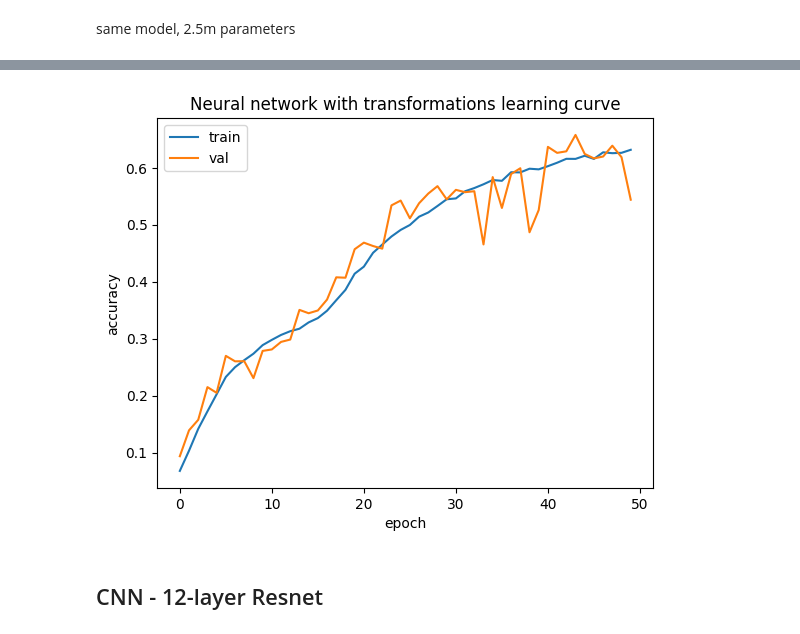
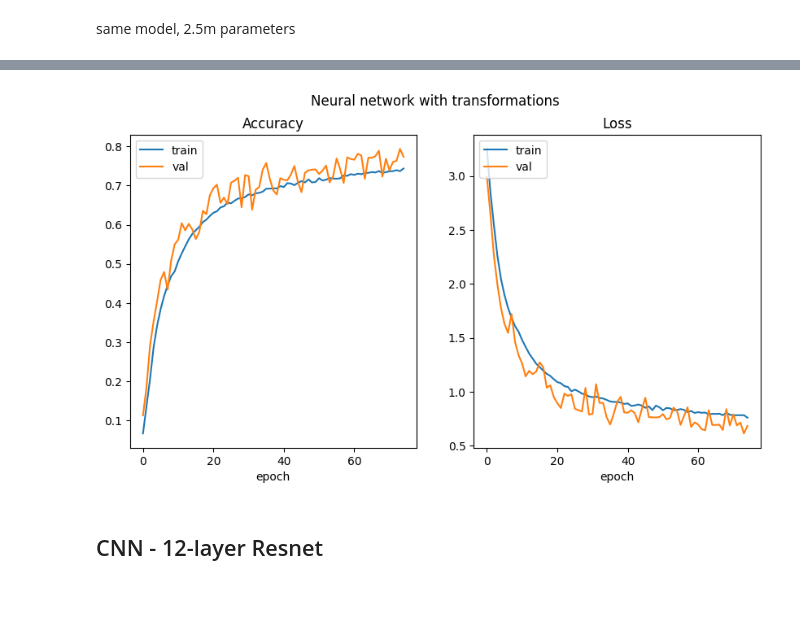
Before and after one commit to zivm20/Sign-language-classification, a Jupyter notebook: main.ipynb, the cells around one changed output, grey strips where cells are left out. Drawn from its saved outputs; the diff is of its cells as text; code cells hidden in the pictures; blank space fills up the shorter version.

```diff
--- a/main.ipynb
+++ b/main.ipynb
@@ -231,6 +239,6 @@ nn_model_t.compile(
 history = nn_model_t.fit(
   train_ds_t,
   validation_data=val_ds_t,
-  epochs=50
+  epochs=75
 )
 # %% [output]
@@ -260,8 +268,9 @@ Test accuracy: 0.5424907803535461
 Model saved to neural_model_transformations.keras
 # %%
-plot_learning_curve(history, title="Neural network with transformations learning curve",save_fig=True)
+
+plot_curves(history, title="Neural network with transformations",save_fig=True)
 # %% [output]
-[figure, old version]
+[figure, new version]
 # %% [markdown]
 ## CNN - 12-layer Resnet
 # %%
```
Also changed, not shown: parts of 18 cells of this notebook, 13 other files.
